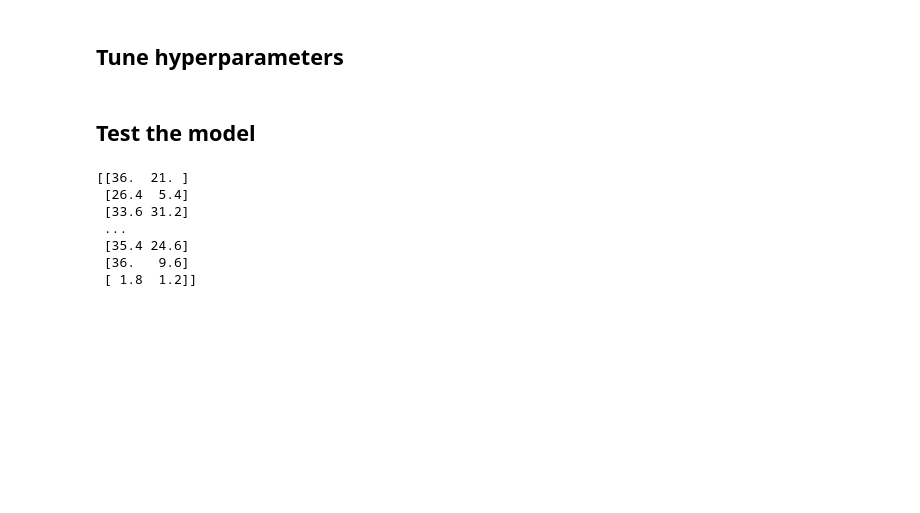
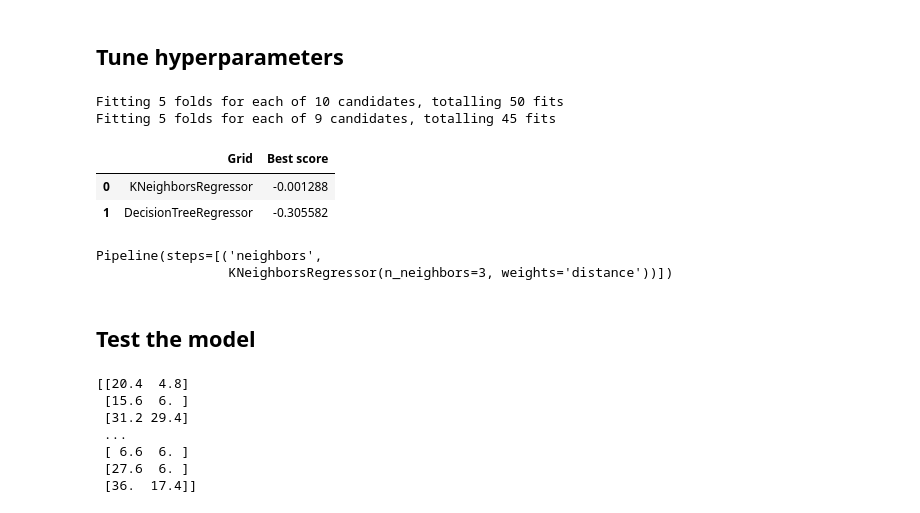
Before and after one commit to diegoisla/indoor_localization_system_with_smartdevices, a Jupyter notebook: src/notebooks/ml_train.ipynb, the cells around one changed output. Cells and saved outputs as stored; diff of their text form; code cells hidden in the pictures; blank space fills up the shorter version.

Commit message:
Addes gridsearch for tunning

```diff
--- a/src/notebooks/ml_train.ipynb
+++ b/src/notebooks/ml_train.ipynb
@@ -226,19 +244,75 @@ plot_history(history)
+# %%
+neighbors = Pipeline([
+                ("neighbors",KNeighborsRegressor())
+               ])
+
+
+decisionTree = Pipeline([
+                    ("decisionTree",DecisionTreeRegressor())
+                   ])
+
+# KNN
+grid_neighbors = {"neighbors__n_neighbors": [3,5,7,9,11],       # Pares acepta sklearn, pero se suele poner impares, por los empates
+                  "neighbors__weights": ["uniform","distance"]  # Ponderar o no las clasificaciones en
+                                                     # función de la inversa de la distancia a cada vecino
+                  }
+
+# ARBOL DE DECISION
+grid_decisionTree = {"decisionTree__max_depth":list(range(1,10)) # Profundidades del árbol. Cuanto más profundo, mas posibilidades de overfitting,
+                                            # pero  mas preciso en entrenamiento.
+              }
+# %%
+# Almaceno en una lista de tuplas los modelos (nombre que le pongo, el modelo, hiperparametros)
+models = [('KNeighborsRegressor', neighbors, grid_neighbors),
+         ('DecisionTreeRegressor', decisionTree, grid_decisionTree),
+         ]
+
+# Declaro en un diccionario los pipelines e hiperparametros
+models_gridsearch = {}
+
+for m in models:
+    models_gridsearch[m[0]] = GridSearchCV(m[1],
+                                          m[2],
+                                          cv=5,
+                                          scoring="neg_mean_squared_error",
+                                          verbose=1,
+                                          n_jobs=-1)
+
+    models_gridsearch[m[0]].fit(X_train, y_train)
+# %% [output]
+Fitting 5 folds for each of 10 candidates, totalling 50 fits
+Fitting 5 folds for each of 9 candidates, totalling 45 fits
+# %%
+best_grids = [(i, j.best_score_) for i, j in models_gridsearch.items()]
+
+best_grids = pd.DataFrame(best_grids, columns=["Grid", "Best score"]).sort_values(by="Best score", ascending=False)
+best_grids
+# %% [output]
+|  | Grid | Best score |
+| 0 | KNeighborsRegressor | -0.001288 |
+| 1 | DecisionTreeRegressor | -0.305582 |
+# %%
+# El mejor ha sido KNN
+models_gridsearch['KNeighborsRegressor'].best_estimator_
+# %% [output]
+Pipeline(steps=[('neighbors',
+                 KNeighborsRegressor(n_neighbors=3, weights='distance'))])
 # %% [markdown]
 ## Test the model
 # %%
 # define model
-model = KNeighborsRegressor()
+model = KNeighborsRegressor(n_neighbors=3, weights='distance')
 # model = DecisionTreeRegressor()
 model.fit(X_train, y_train)
 print(model.predict(X_test))
 # %% [output]
-[[36.  21. ]
- [26.4  5.4]
- [33.6 31.2]
+[[20.4  4.8]
+ [15.6  6. ]
+ [31.2 29.4]
  ...
- [35.4 24.6]
- [36.   9.6]
- [ 1.8  1.2]]
+ [ 6.6  6. ]
+ [27.6  6. ]
+ [36.  17.4]]
 # %%
 i = 150
 # test = X_test.iloc[i:i+1, :]
```
Also changed, not shown: parts of 12 cells of this notebook, 1 other file.
